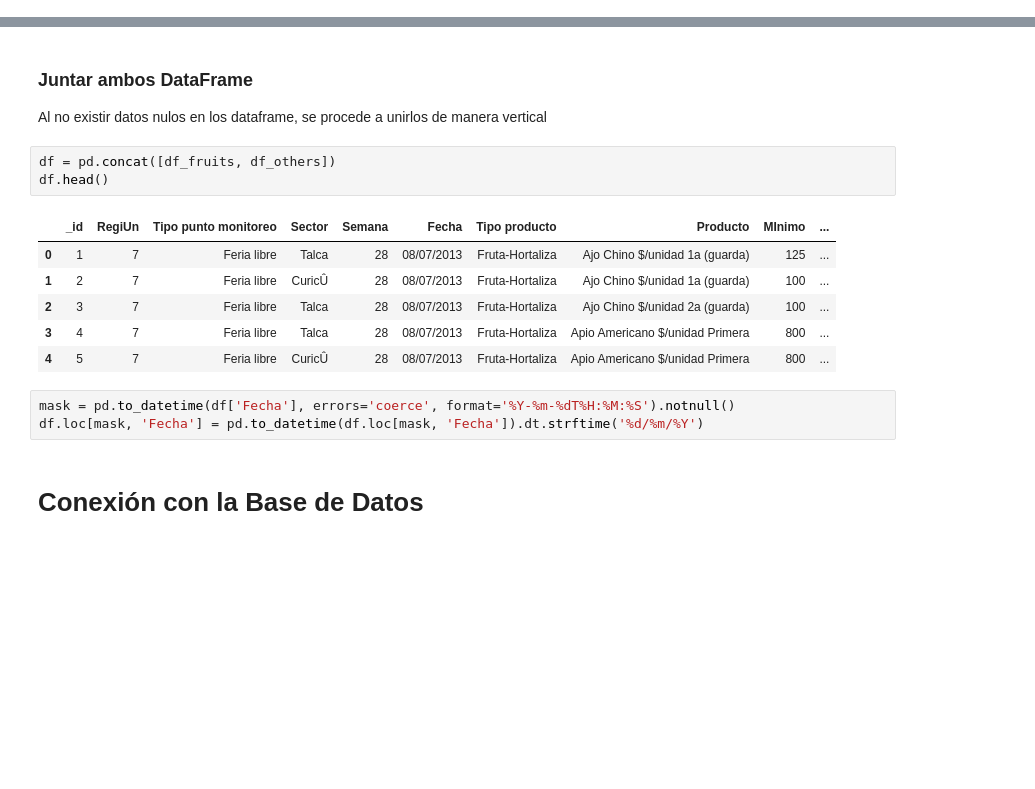
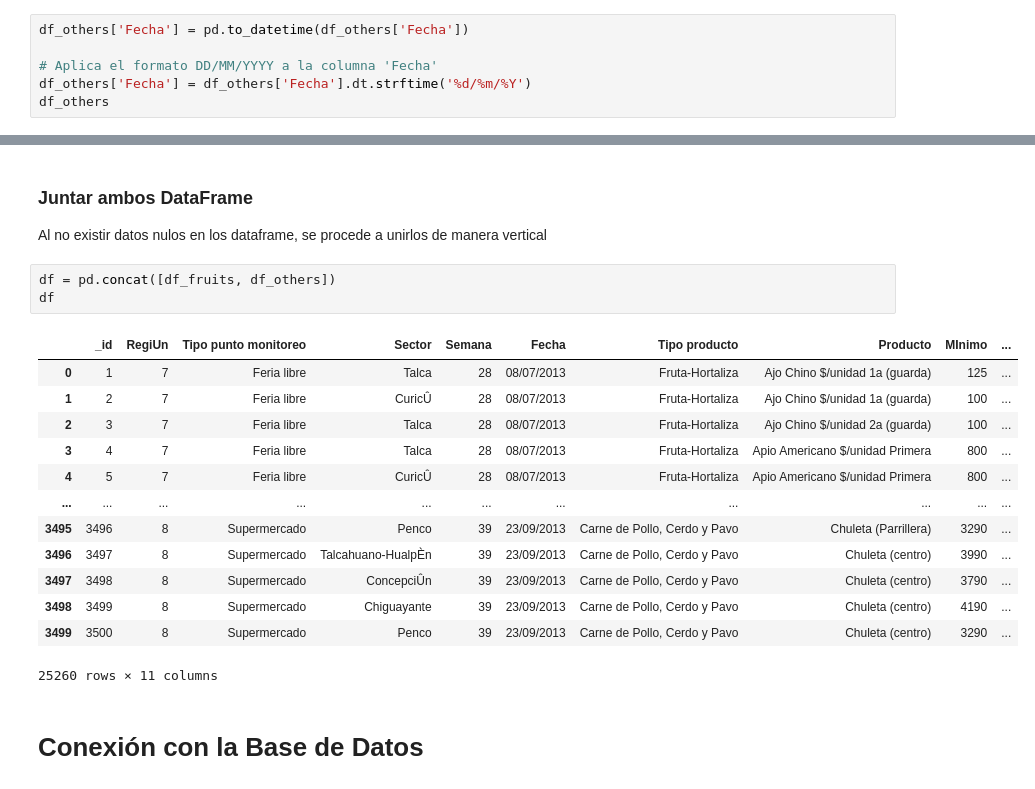
Before and after one commit to minskapp/Taller2-PAD, a Jupyter notebook: Solucion.ipynb, the cells around one changed output, grey strips where cells are left out. Drawn from its saved outputs; the diff is of its cells as text; blank space fills up the shorter version.

Commit message:
fix: datetime format fixed

```diff
--- a/Solucion.ipynb
+++ b/Solucion.ipynb
@@ -46,3 +46,9 @@ df_others
 | 3498 | 3499 | 8 | Supermercado | Chiguayante | 39 | 2013-09-23T00:00:00 | Carne de Pollo, Cerdo y Pavo | Chuleta (centro) | 4190 | ... |
 | 3499 | 3500 | 8 | Supermercado | Penco | 39 | 2013-09-23T00:00:00 | Carne de Pollo, Cerdo y Pavo | Chuleta (centro) | 3290 | ... |
 3500 rows × 11 columns
+# %%
+df_others['Fecha'] = pd.to_datetime(df_others['Fecha'])
+
+# Aplica el formato DD/MM/YYYY a la columna 'Fecha'
+df_others['Fecha'] = df_others['Fecha'].dt.strftime('%d/%m/%Y')
+df_others
@@ -116,17 +136,21 @@ dtype: int64
 Al no existir datos nulos en los dataframe, se procede a unirlos de manera vertical
 # %%
 df = pd.concat([df_fruits, df_others])
-df.head()
+df
 # %% [output]
 |  | _id | RegiUn | Tipo punto monitoreo | Sector | Semana | Fecha | Tipo producto | Producto | MInimo | ... |
 | 0 | 1 | 7 | Feria libre | Talca | 28 | 08/07/2013 | Fruta-Hortaliza | Ajo Chino $/unidad 1a (guarda) | 125 | ... |
 | 1 | 2 | 7 | Feria libre | CuricÛ | 28 | 08/07/2013 | Fruta-Hortaliza | Ajo Chino $/unidad 1a (guarda) | 100 | ... |
 | 2 | 3 | 7 | Feria libre | Talca | 28 | 08/07/2013 | Fruta-Hortaliza | Ajo Chino $/unidad 2a (guarda) | 100 | ... |
 | 3 | 4 | 7 | Feria libre | Talca | 28 | 08/07/2013 | Fruta-Hortaliza | Apio Americano $/unidad Primera | 800 | ... |
 | 4 | 5 | 7 | Feria libre | CuricÛ | 28 | 08/07/2013 | Fruta-Hortaliza | Apio Americano $/unidad Primera | 800 | ... |
+| ... | ... | ... | ... | ... | ... | ... | ... | ... | ... | ... |
+| 3495 | 3496 | 8 | Supermercado | Penco | 39 | 23/09/2013 | Carne de Pollo, Cerdo y Pavo | Chuleta (Parrillera) | 3290 | ... |
+| 3496 | 3497 | 8 | Supermercado | Talcahuano-HualpÈn | 39 | 23/09/2013 | Carne de Pollo, Cerdo y Pavo | Chuleta (centro) | 3990 | ... |
+| 3497 | 3498 | 8 | Supermercado | ConcepciÛn | 39 | 23/09/2013 | Carne de Pollo, Cerdo y Pavo | Chuleta (centro) | 3790 | ... |
+| 3498 | 3499 | 8 | Supermercado | Chiguayante | 39 | 23/09/2013 | Carne de Pollo, Cerdo y Pavo | Chuleta (centro) | 4190 | ... |
+| 3499 | 3500 | 8 | Supermercado | Penco | 39 | 23/09/2013 | Carne de Pollo, Cerdo y Pavo | Chuleta (centro) | 3290 | ... |
+25260 rows × 11 columns
-# %%
-mask = pd.to_datetime(df['Fecha'], errors='coerce', format='%Y-%m-%dT%H:%M:%S').notnull()
-df.loc[mask, 'Fecha'] = pd.to_datetime(df.loc[mask, 'Fecha']).dt.strftime('%d/%m/%Y')
 # %% [markdown]
 # Conexión con la Base de Datos
 # %%
```
Also changed, not shown: parts of 7 cells of this notebook, 4 other files.
